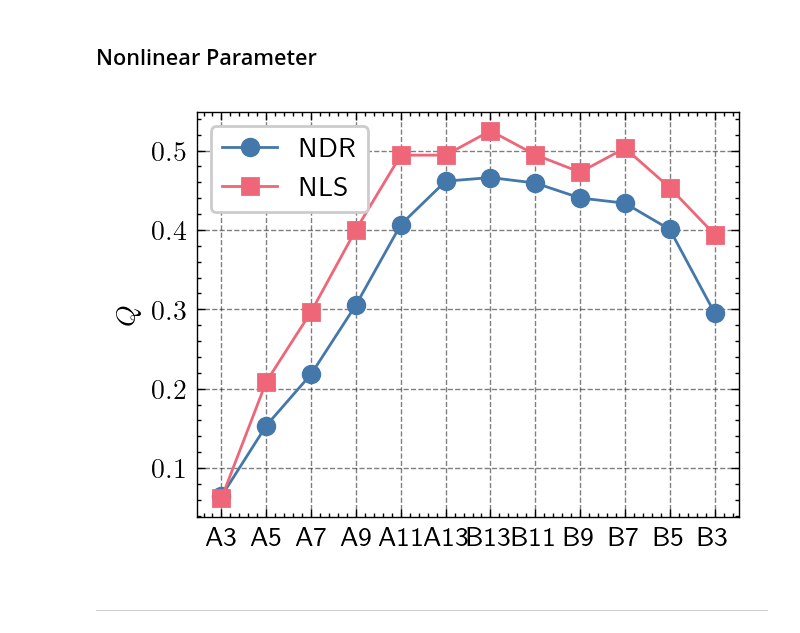
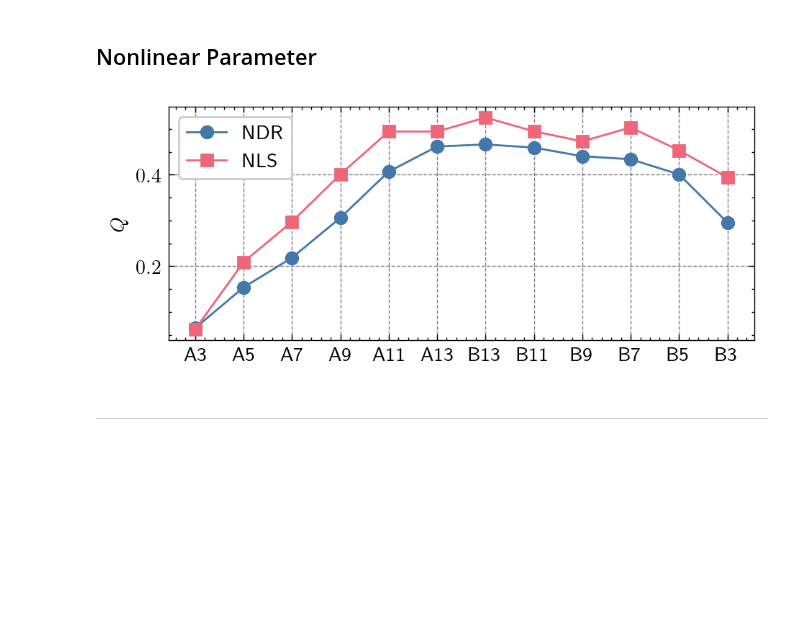
Before and after one commit to JonasMnsing/NanoNets, a Jupyter notebook: scripts/1_funding_period/controls/ipynb/controls.ipynb, the cells around one changed output. Cells and saved outputs as stored; diff of their text form; code cells hidden in the pictures; blank space fills up the shorter version.

```diff
--- a/scripts/1_funding_period/controls/ipynb/controls.ipynb
+++ b/scripts/1_funding_period/controls/ipynb/controls.ipynb
@@ -12,10 +12,10 @@ sys.path.append("../../../../src")
 
 import nanonets_utils
 
-# data_folderA = "/home/jonas/phd/data/controls_setupA/"
-data_folderA = "/home/j/j_mens07/bagheera/j_mens07/data/1_funding_period/current/electrode_pos/setupA/"
-# data_folderB = "/home/jonas/phd/data/controls_setupB/"
-data_folderB = "/home/j/j_mens07/bagheera/j_mens07/data/1_funding_period/current/electrode_pos/setupB/"
+data_folderA = "/home/j/j_mens07/phd/data/1_funding_period/current/electrode_pos/setupA/"
+# data_folderA = "/home/j/j_mens07/bagheera/j_mens07/data/1_funding_period/current/electrode_pos/setupA/"
+data_folderB = "/home/j/j_mens07/phd/data/1_funding_period/current/electrode_pos/setupB/"
+# data_folderB = "/home/j/j_mens07/bagheera/j_mens07/data/1_funding_period/current/electrode_pos/setupB/"
 # %%
 # Parameter
 N_valsA = [6,8,10,12,14,16]
@@ -124,15 +120,17 @@ Q_nls   = np.append(Q_nlsA, Q_nlsB[::-1])
 # %%
 with plt.style.context(["science","bright","grid"]):
 
     fig = plt.figure(dpi=200)
+    fig.set_figwidth(fig.get_figwidth()*1.5)
+    fig.set_figheight(fig.get_figheight()*0.8)
     ax  = fig.add_subplot()
     ax.plot(x_vals, Q_ndr, '-o', label='NDR')
     ax.plot(x_vals, Q_nls, '-s', label='NLS')
 
     ax.set_ylabel('$Q$')
     ax.legend(loc='upper left')
 # %% [output]
-[figure, old version]
+[figure, new version]
 # %% [markdown]
 ---
 # %% [markdown]
```
Also changed, not shown: parts of 1 cell of this notebook, 3 other files.
